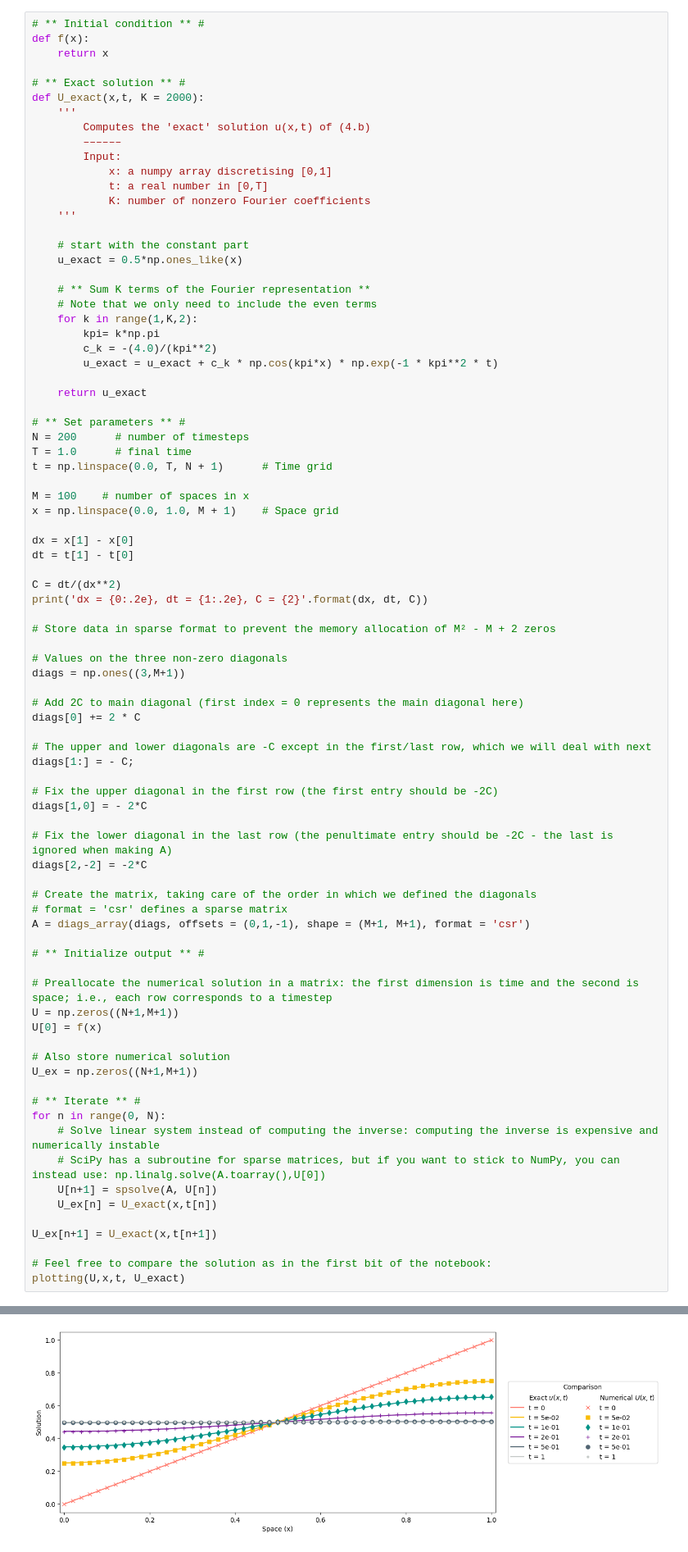
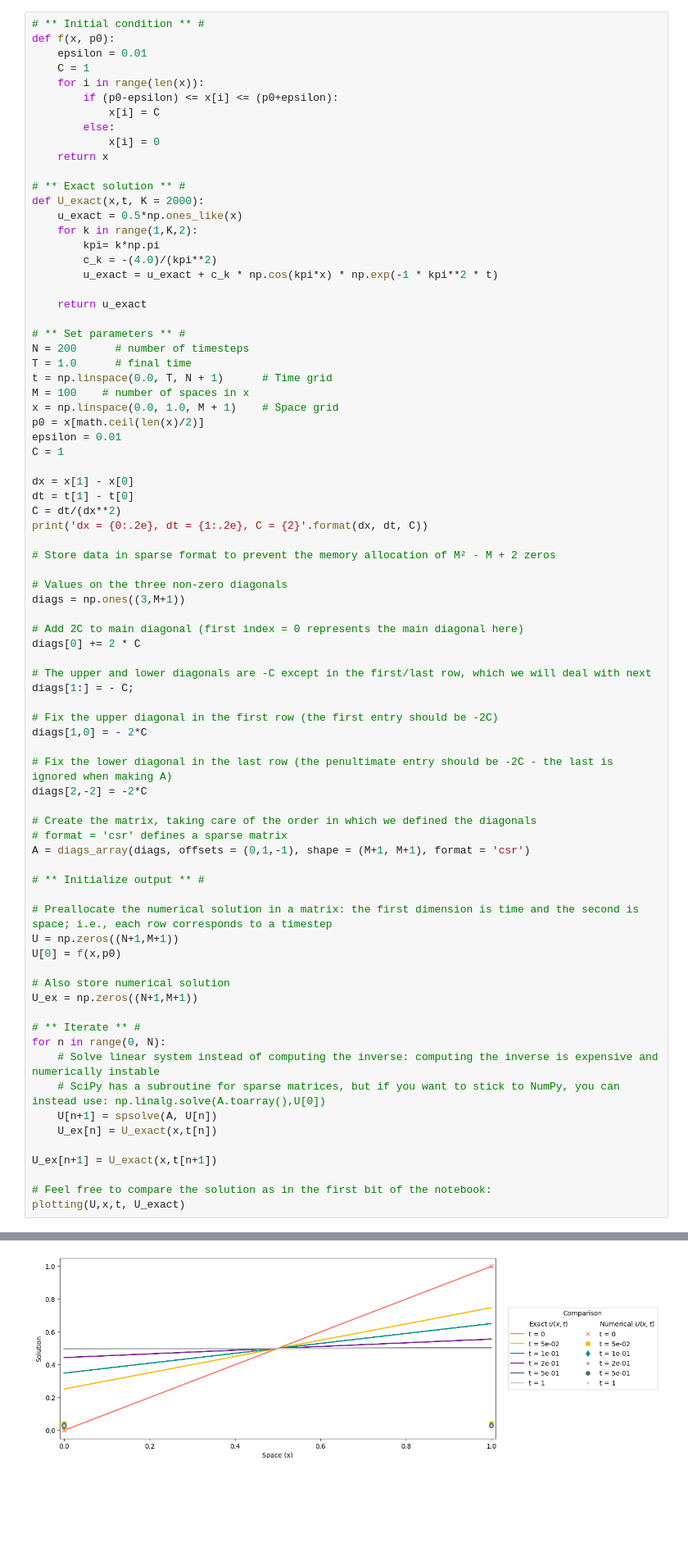
Before and after one commit to hinkleylg/Industrial-Project-1, a Jupyter notebook: Numerical_for_toy_model.ipynb, the cells around one changed output, grey strips where cells are left out. Shown: that part at 82% size. Cells and saved outputs as stored; diff of their text form; blank space fills up the shorter version.

```diff
--- a/Numerical_for_toy_model.ipynb
+++ b/Numerical_for_toy_model.ipynb
@@ -39,25 +27,19 @@ def plotting(U,x,t, exact_handle):
     plt.show()
 # %%
 # ** Initial condition ** #
-def f(x):
+def f(x, p0):
+    epsilon = 0.01
+    C = 1
+    for i in range(len(x)):
+        if (p0-epsilon) <= x[i] <= (p0+epsilon):
+            x[i] = C
+        else:
+            x[i] = 0
     return x
 
 # ** Exact solution ** #
 def U_exact(x,t, K = 2000):
-    '''
-        Computes the 'exact' solution u(x,t) of (4.b)
-        ––––––
-        Input:
-            x: a numpy array discretising [0,1]
-            t: a real number in [0,T]
-            K: number of nonzero Fourier coefficients
-    '''
-
-    # start with the constant part
     u_exact = 0.5*np.ones_like(x)
-
-    # ** Sum K terms of the Fourier representation **
-    # Note that we only need to include the even terms
     for k in range(1,K,2):
         kpi= k*np.pi
         c_k = -(4.0)/(kpi**2)
@@ -69,13 +51,14 @@ def U_exact(x,t, K = 2000):
 N = 200      # number of timesteps
 T = 1.0      # final time
 t = np.linspace(0.0, T, N + 1)      # Time grid
-
 M = 100    # number of spaces in x
 x = np.linspace(0.0, 1.0, M + 1)    # Space grid
+p0 = x[math.ceil(len(x)/2)]
+epsilon = 0.01
+C = 1
 
 dx = x[1] - x[0]
 dt = t[1] - t[0]
-
 C = dt/(dx**2)
 print('dx = {0:.2e}, dt = {1:.2e}, C = {2}'.format(dx, dt, C))
 
@@ -94,32 +77,32 @@ diags[1:] = - C;
 diags[1,0] = - 2*C
 
 # Fix the lower diagonal in the last row (the penultimate entry should be -2C - the last is ignored when making A)
 diags[2,-2] = -2*C
 
 # Create the matrix, taking care of the order in which we defined the diagonals
 # format = 'csr' defines a sparse matrix
 A = diags_array(diags, offsets = (0,1,-1), shape = (M+1, M+1), format = 'csr')
 
 # ** Initialize output ** #
 
 # Preallocate the numerical solution in a matrix: the first dimension is time and the second is space; i.e., each row corresponds to a timestep
 U = np.zeros((N+1,M+1))
-U[0] = f(x)
+U[0] = f(x,p0)
 
 # Also store numerical solution
 U_ex = np.zeros((N+1,M+1))
 
 # ** Iterate ** #
 for n in range(0, N):
     # Solve linear system instead of computing the inverse: computing the inverse is expensive and numerically instable
     # SciPy has a subroutine for sparse matrices, but if you want to stick to NumPy, you can instead use: np.linalg.solve(A.toarray(),U[0])
     U[n+1] = spsolve(A, U[n])
     U_ex[n] = U_exact(x,t[n])
 
 U_ex[n+1] = U_exact(x,t[n+1])
 
 # Feel free to compare the solution as in the first bit of the notebook:
 plotting(U,x,t, U_exact)
 # %% [output]
 dx = 1.00e-02, dt = 5.00e-03, C = 50.0
-[figure, old version]
+[figure, new version]
```
Also changed, not shown: parts of 3 cells of this notebook.
